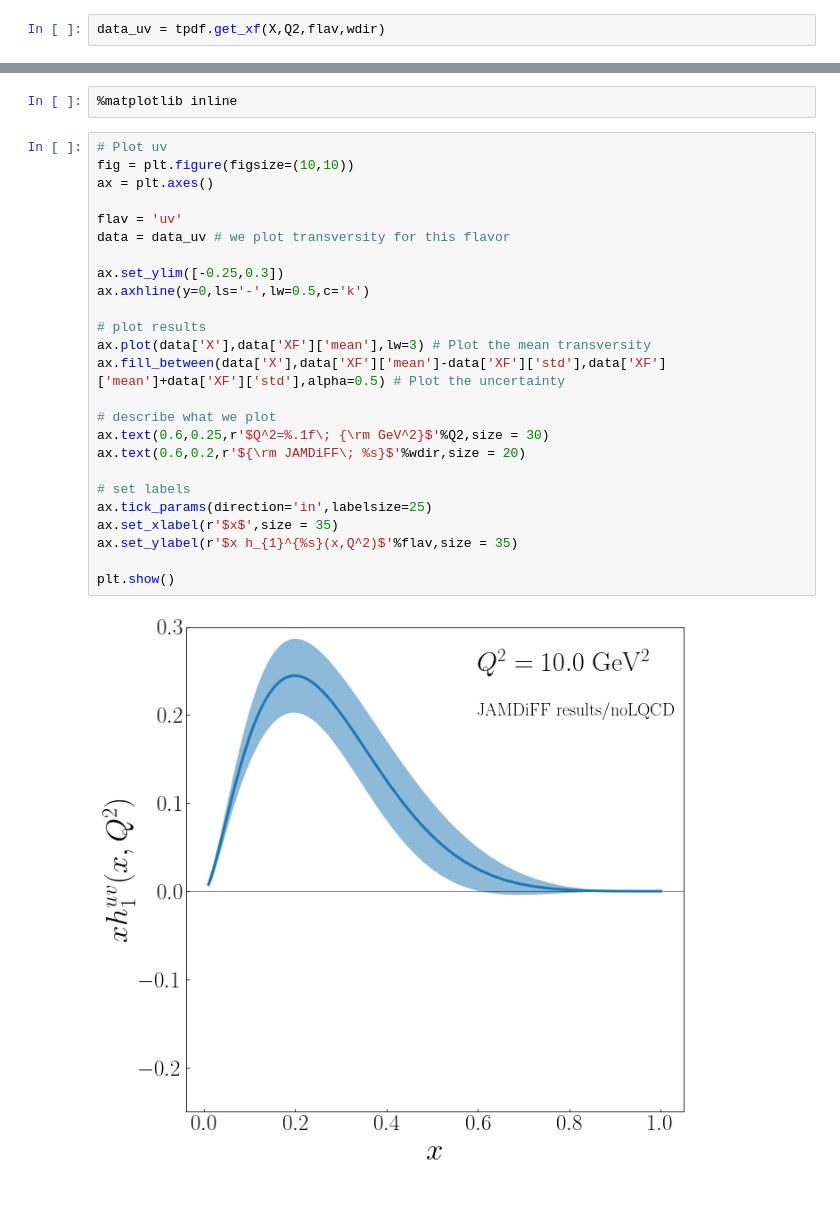
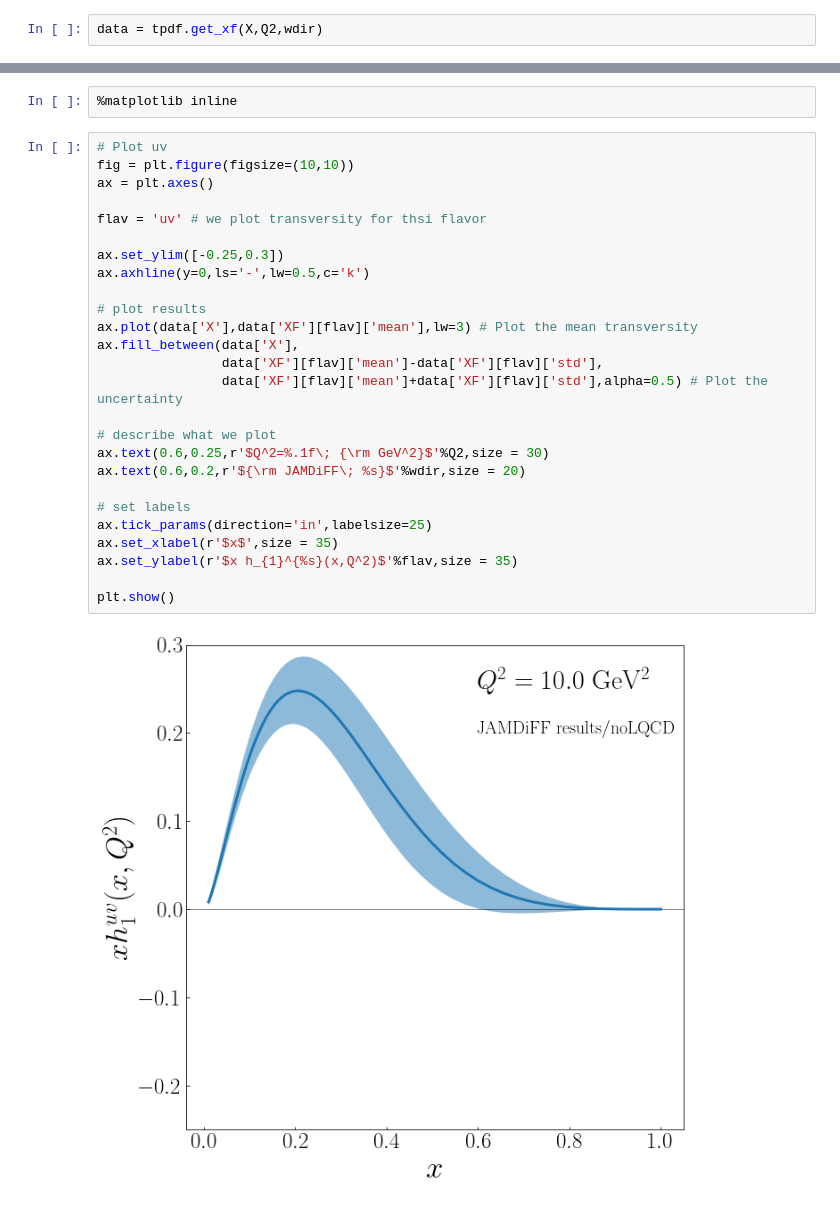
Before and after one commit to prokudin/JAMDiFF_library, a Jupyter notebook: JAMDiFF_Library.ipynb, the cells around one changed output, grey strips where cells are left out. Saved outputs shown, nothing was run; the diff lists cells and outputs as text.

```diff
--- a/JAMDiFF_Library.ipynb
+++ b/JAMDiFF_Library.ipynb
@@ -52,3 +56,3 @@ flav = 'uv'                  # Choose the quark: 'uv' = u-baru, 'dv' = u-baru, '
 # %%
-data_uv = tpdf.get_xf(X,Q2,flav,wdir)
+data = tpdf.get_xf(X,Q2,wdir)
 # %% [output]
@@ -68,30 +65,31 @@ generating transvesrity for dv at Q2 = 10.0 from results/noLQCD
 # %%
 # Plot uv
 fig = plt.figure(figsize=(10,10))
 ax = plt.axes()
 
-flav = 'uv'
-data = data_uv # we plot transversity for this flavor
+flav = 'uv' # we plot transversity for thsi flavor
 
 ax.set_ylim([-0.25,0.3])
 ax.axhline(y=0,ls='-',lw=0.5,c='k')
 
 # plot results
-ax.plot(data['X'],data['XF']['mean'],lw=3) # Plot the mean transversity
-ax.fill_between(data['X'],data['XF']['mean']-data['XF']['std'],data['XF']['mean']+data['XF']['std'],alpha=0.5) # Plot the uncertainty
+ax.plot(data['X'],data['XF'][flav]['mean'],lw=3) # Plot the mean transversity
+ax.fill_between(data['X'],
+                data['XF'][flav]['mean']-data['XF'][flav]['std'],
+                data['XF'][flav]['mean']+data['XF'][flav]['std'],alpha=0.5) # Plot the uncertainty
 
 # describe what we plot
 ax.text(0.6,0.25,r'$Q^2=%.1f\; {\rm GeV^2}$'%Q2,size = 30)
 ax.text(0.6,0.2,r'${\rm JAMDiFF\; %s}$'%wdir,size = 20)
 
 # set labels
 ax.tick_params(direction='in',labelsize=25)
 ax.set_xlabel(r'$x$',size = 35)
 ax.set_ylabel(r'$x h_{1}^{%s}(x,Q^2)$'%flav,size = 35)
 
 plt.show()
 # %% [output]
-[figure, old version]
+[figure, new version]
 # %%
 # Plot dv
 fig = plt.figure(figsize=(10,10))
```
Also changed, not shown: parts of 8 cells of this notebook, 1 other file.
